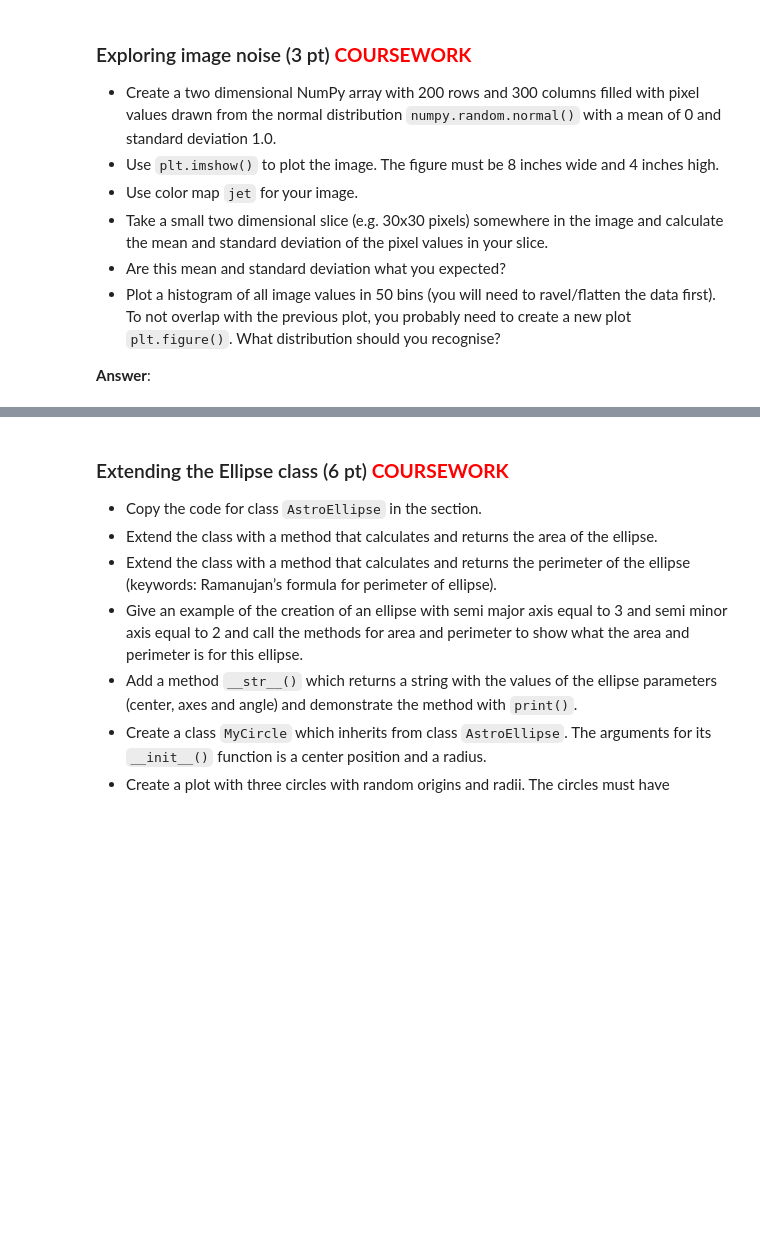
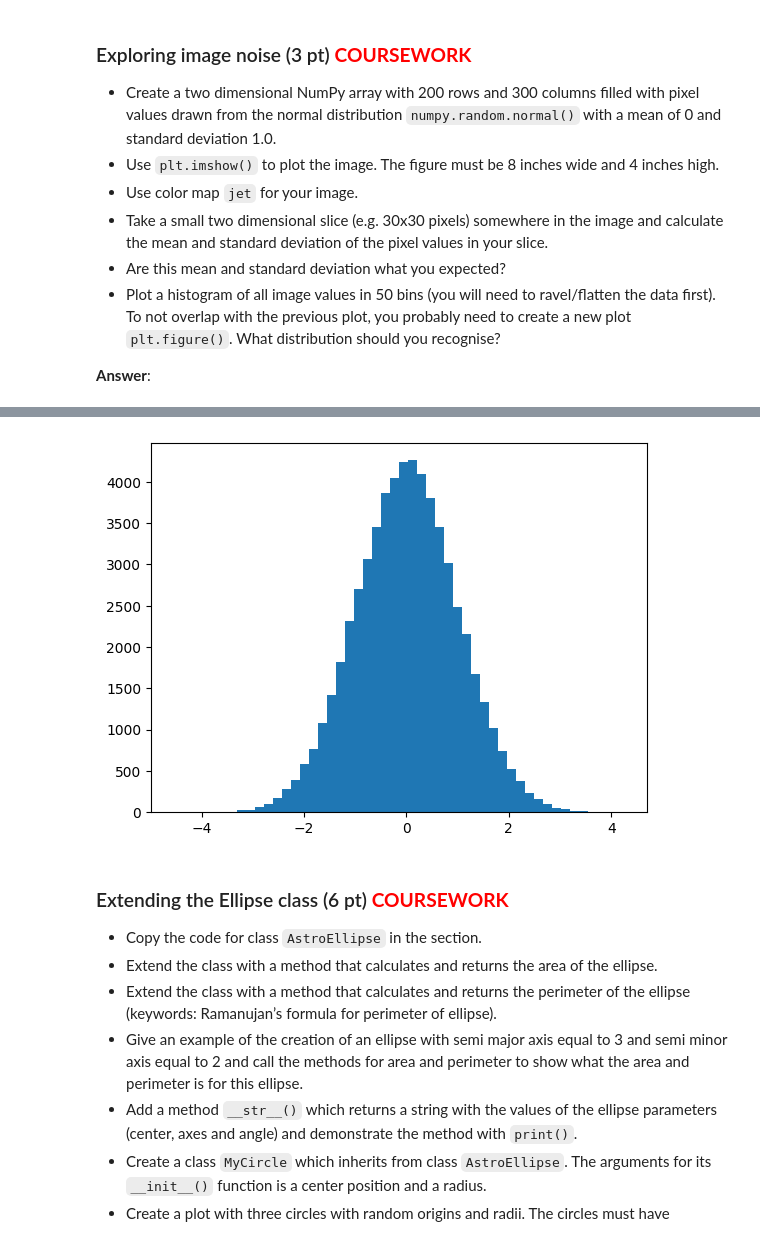
Before and after one commit to avalperezRUG/PROGNUM-repo, a Jupyter notebook: Task5/s6217338_Coursework5.ipynb, the cells around one changed output, grey strips where cells are left out. Saved outputs shown, nothing was run; the diff lists cells and outputs as text; code cells hidden in the pictures; blank space fills up the shorter version.

```diff
--- a/Task5/s6217338_Coursework5.ipynb
+++ b/Task5/s6217338_Coursework5.ipynb
@@ -100,3 +111,8 @@ plt.show()
+# %%
+plt.hist(data.flatten(), 50)
+plt.show()   # Like specified, this looks life a normal/gaussian distribution
+# %% [output]
+[figure, added]
 # %%
 # Leave unaltered
 totalpoints += 3
```
Also changed, not shown: parts of 3 cells of this notebook, 1 other file.
